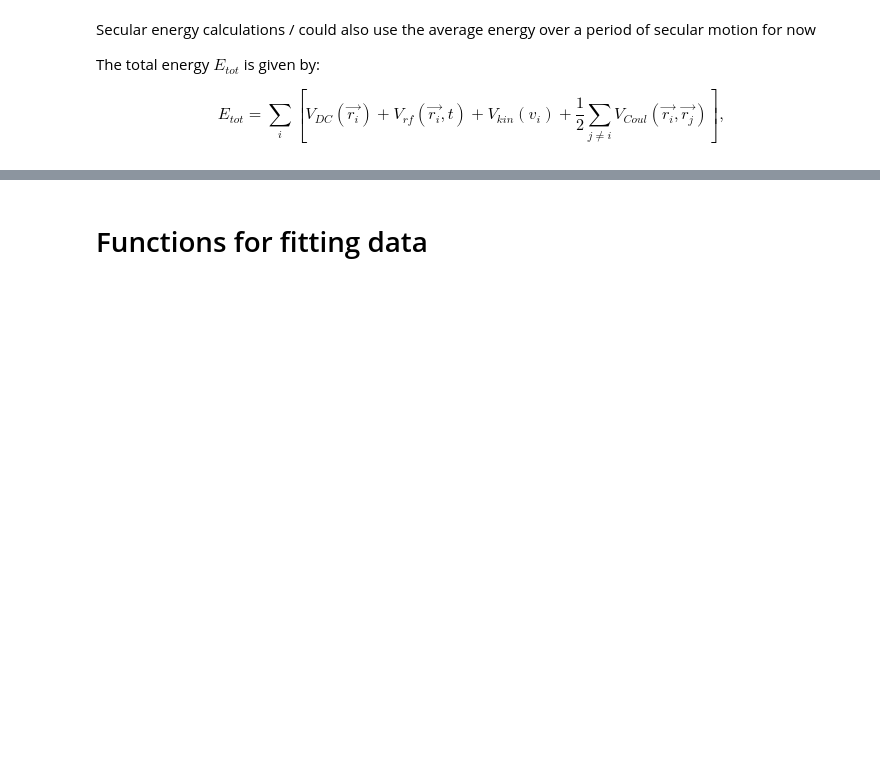
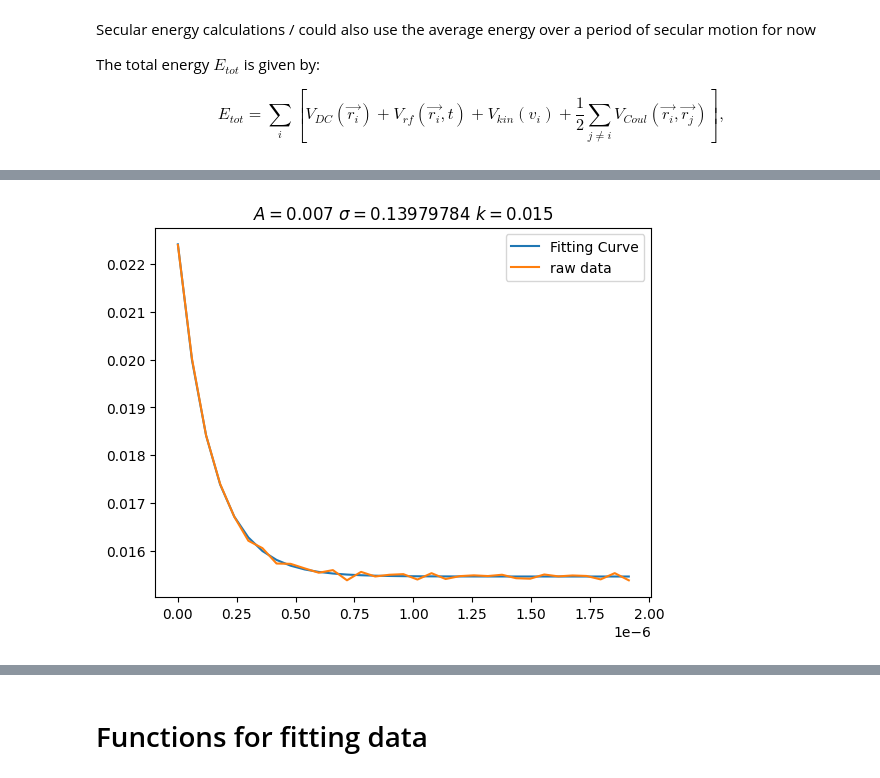
Before and after one commit to yuqian15/electron_micromotion_cooling, a Jupyter notebook: Electron-QIP.ipynb, the cells around one changed output, grey strips where cells are left out. Cells and saved outputs as stored; diff of their text form; code cells hidden in the pictures; blank space fills up the shorter version.

```diff
--- a/Electron-QIP.ipynb
+++ b/Electron-QIP.ipynb
@@ -836,0 +869,19 @@ plt.show()
+# %%
+from scipy.optimize import leastsq
+
+Energy_fitfunc  = lambda p, x: p[0]*np.exp(- x/p[1])+p[2]
+Energy_errfunc  = lambda p, x, y: (y - Energy_fitfunc(p, x))
+init  = [1e-3, 5e-6, 0.5]
+xdata = SampleList
+ydata = Energy
+out   = leastsq( Energy_errfunc, init, args=(xdata, ydata))
+c = out[0]
+
+
+plt.plot(xdata, Energy_fitfunc(c, xdata), label = 'Fitting Curve')
+plt.plot(xdata, ydata, label = 'raw data')
+plt.title(r'$A = %.3f\ \sigma = %.8f\ k = %.3f $' %(c[0],abs(c[1]) * 1e6,c[2]))
+plt.legend()
+plt.show()
+# %% [output]
+[figure, added]
```
Also changed, not shown: parts of 13 cells of this notebook, 27 other files.
